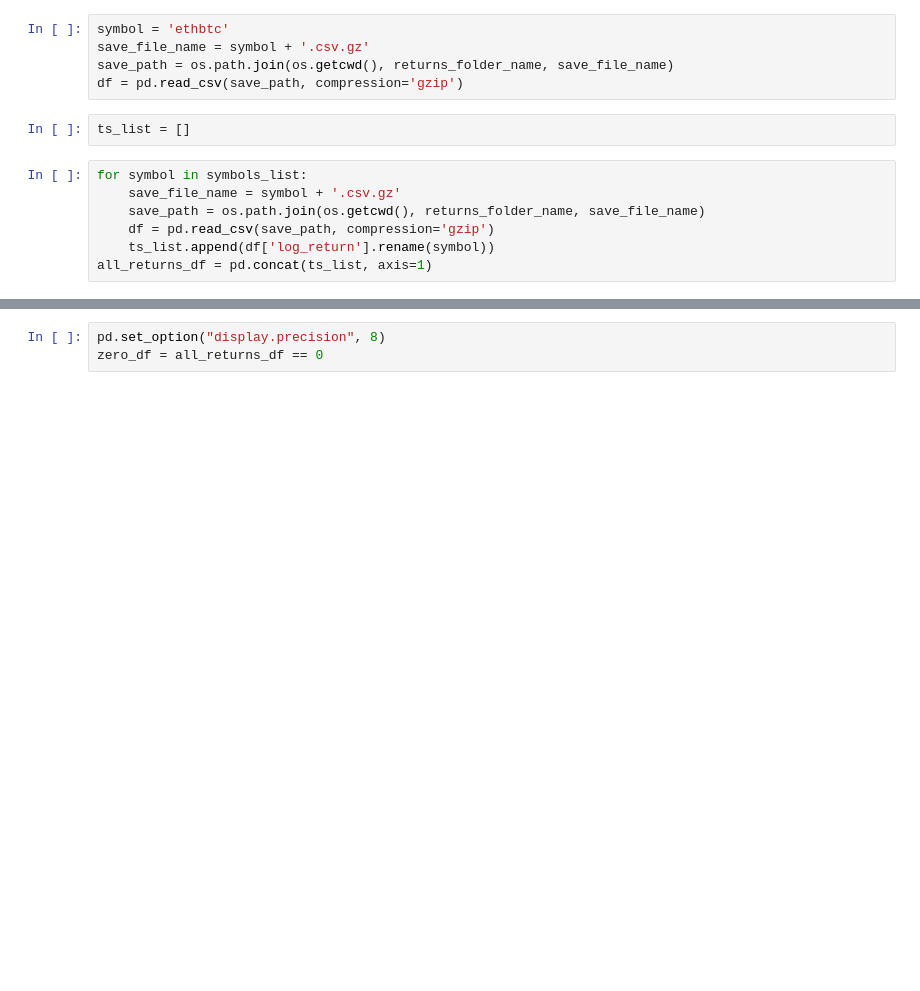
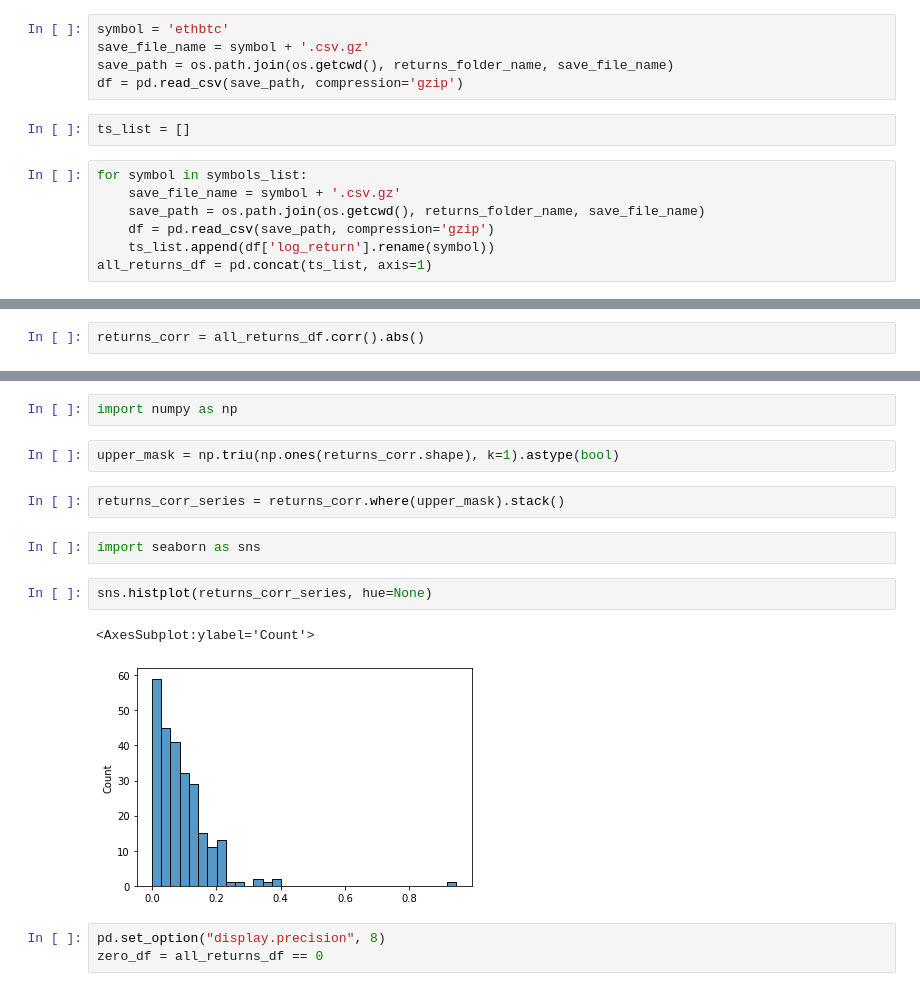
Before and after one commit to ZeliTheZealot/crypto-volatility, a Jupyter notebook: summaries.ipynb, the cells around one changed output, grey strips where cells are left out. Saved outputs shown, nothing was run; the diff lists cells and outputs as text; blank space fills up the shorter version.

```diff
--- a/summaries.ipynb
+++ b/summaries.ipynb
@@ -46,0 +68,2 @@ all_returns_df
+# %%
+returns_corr = all_returns_df.corr().abs()
@@ -47,3 +91,16 @@ all_returns_df
+# %%
+import numpy as np
+# %%
+upper_mask = np.triu(np.ones(returns_corr.shape), k=1).astype(bool)
+# %%
+returns_corr_series = returns_corr.where(upper_mask).stack()
+# %%
+import seaborn as sns
+# %%
+sns.histplot(returns_corr_series, hue=None)
+# %% [output]
+<AxesSubplot:ylabel='Count'>
+[figure, added]
 # %%
 pd.set_option("display.precision", 8)
 zero_df = all_returns_df == 0
```
Also changed, not shown: parts of 12 cells of this notebook, 26 other files.
